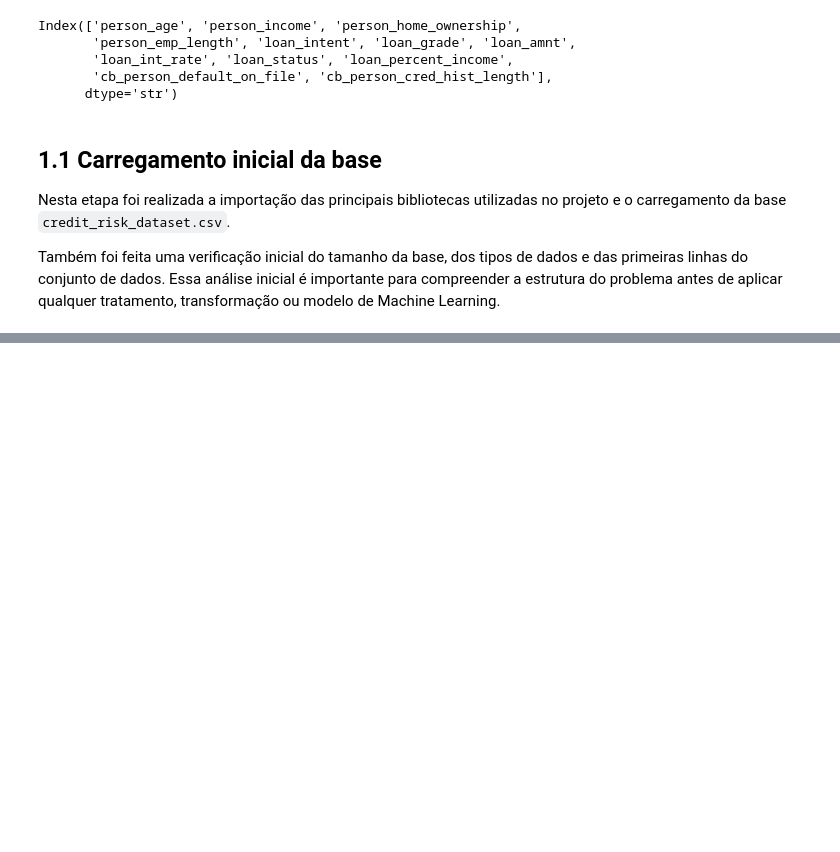
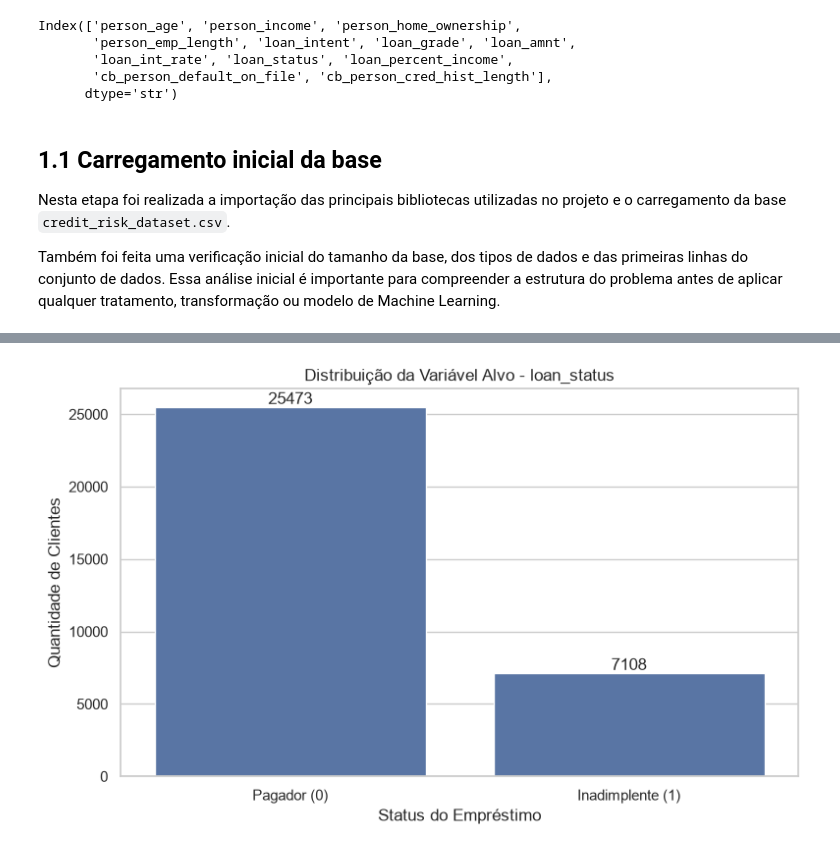
Before and after one commit to MarcioLuizBR/projeto-risco-credito-machine-learning, a Jupyter notebook: notebooks/pipeline_risco_credito.ipynb, the cells around one changed output, grey strips where cells are left out. Cells and saved outputs as stored; diff of their text form; code cells hidden in the pictures; blank space fills up the shorter version.

```diff
--- a/notebooks/pipeline_risco_credito.ipynb
+++ b/notebooks/pipeline_risco_credito.ipynb
@@ -112,0 +222,28 @@ Também foi feita uma verificação inicial do tamanho da base, dos tipos de dad
+# %%
+# Salvando o gráfico da variável alvo para uso posterior no README.md
+
+caminho_grafico_alvo = Path("../imagens/graficos_eda/distribuicao_variavel_alvo.png")
+
+plt.figure(figsize=(8, 5))
+
+ax = sns.countplot(
+    data=df,
+    x="loan_status"
+)
+
+plt.title("Distribuição da Variável Alvo - loan_status")
+plt.xlabel("Status do Empréstimo")
+plt.ylabel("Quantidade de Clientes")
+plt.xticks(
+    ticks=[0, 1],
+    labels=["Pagador (0)", "Inadimplente (1)"]
+)
+
+for container in ax.containers:
+    ax.bar_label(container)
+
+plt.tight_layout()
+plt.savefig(caminho_grafico_alvo, dpi=300, bbox_inches="tight")
+plt.show()
+# %% [output]
+[figure, added]
```
Also changed, not shown: parts of 11 cells of this notebook, 1 other file.
